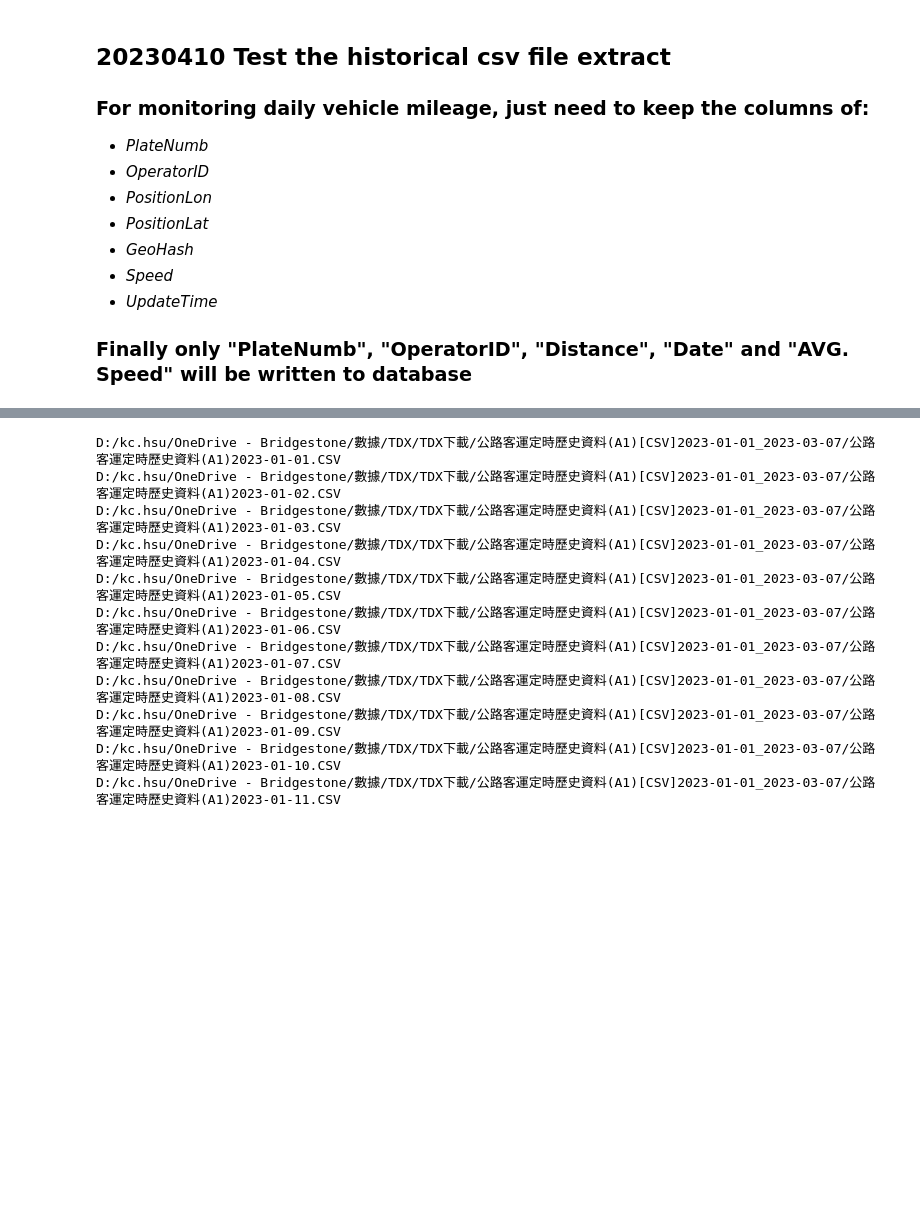
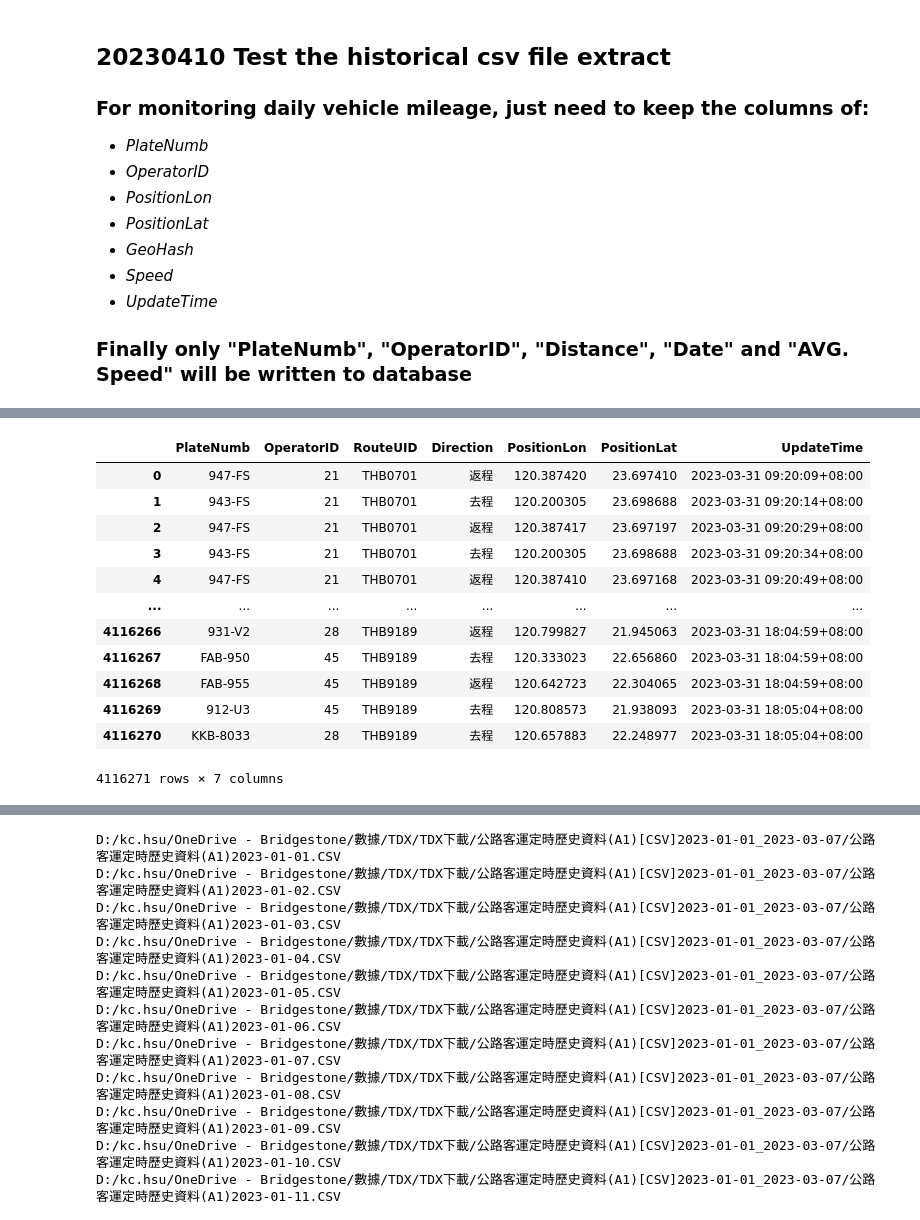
Before and after one commit to jimmyhsu1010/bridgestone_work_related, a Jupyter notebook: tdx_transport_data/tdx_data.ipynb, the cells around one changed output, grey strips where cells are left out. Cells and saved outputs as stored; diff of their text form; code cells hidden in the pictures; blank space fills up the shorter version.

```diff
--- a/tdx_transport_data/tdx_data.ipynb
+++ b/tdx_transport_data/tdx_data.ipynb
@@ -83,5 +127,2 @@ zip(fetch_date["start_date"], fetch_date["end_date"])
 # %%
-df = pd.read_csv("/Users/kai/Library/CloudStorage/OneDrive-Bridgestone/數據/TDX/TDX下載/ICB/unzip files/公路客運定時歷史資料(A1)2023-03-24.CSV")
-keep_columns = ["PlateNumb", "OperatorID", "PositionLon", "PositionLat", "GeoHash", "Speed", "UpdateTime"]
-data = df[keep_columns]
-data
+df = pd.read_csv(r"D:\kc.hsu\OneDrive - Bridgestone\數據\TDX\TDX下載\ICB\unzip files\公路客運定時歷史資料(A1)2023-03-31.CSV")
@@ -102,2 +129,20 @@ data
+# %%
+keep_columns = ["PlateNumb", "OperatorID", "RouteUID", "Direction", "PositionLon", "PositionLat", "UpdateTime"]
+data = df[keep_columns]
+data
+# %% [output]
+|  | PlateNumb | OperatorID | RouteUID | Direction | PositionLon | PositionLat | UpdateTime |
+| 0 | 947-FS | 21 | THB0701 | 返程 | 120.387420 | 23.697410 | 2023-03-31 09:20:09+08:00 |
+| 1 | 943-FS | 21 | THB0701 | 去程 | 120.200305 | 23.698688 | 2023-03-31 09:20:14+08:00 |
+| 2 | 947-FS | 21 | THB0701 | 返程 | 120.387417 | 23.697197 | 2023-03-31 09:20:29+08:00 |
+| 3 | 943-FS | 21 | THB0701 | 去程 | 120.200305 | 23.698688 | 2023-03-31 09:20:34+08:00 |
+| 4 | 947-FS | 21 | THB0701 | 返程 | 120.387410 | 23.697168 | 2023-03-31 09:20:49+08:00 |
+| ... | ... | ... | ... | ... | ... | ... | ... |
+| 4116266 | 931-V2 | 28 | THB9189 | 返程 | 120.799827 | 21.945063 | 2023-03-31 18:04:59+08:00 |
+| 4116267 | FAB-950 | 45 | THB9189 | 去程 | 120.333023 | 22.656860 | 2023-03-31 18:04:59+08:00 |
+| 4116268 | FAB-955 | 45 | THB9189 | 返程 | 120.642723 | 22.304065 | 2023-03-31 18:04:59+08:00 |
+| 4116269 | 912-U3 | 45 | THB9189 | 去程 | 120.808573 | 21.938093 | 2023-03-31 18:05:04+08:00 |
+| 4116270 | KKB-8033 | 28 | THB9189 | 去程 | 120.657883 | 22.248977 | 2023-03-31 18:05:04+08:00 |
+4116271 rows × 7 columns
 # %%
 data["Coordinates"] = data[["PositionLat", "PositionLon"]].apply(tuple, axis=1)
```
Also changed, not shown: parts of 9 cells of this notebook, 5 other files.
